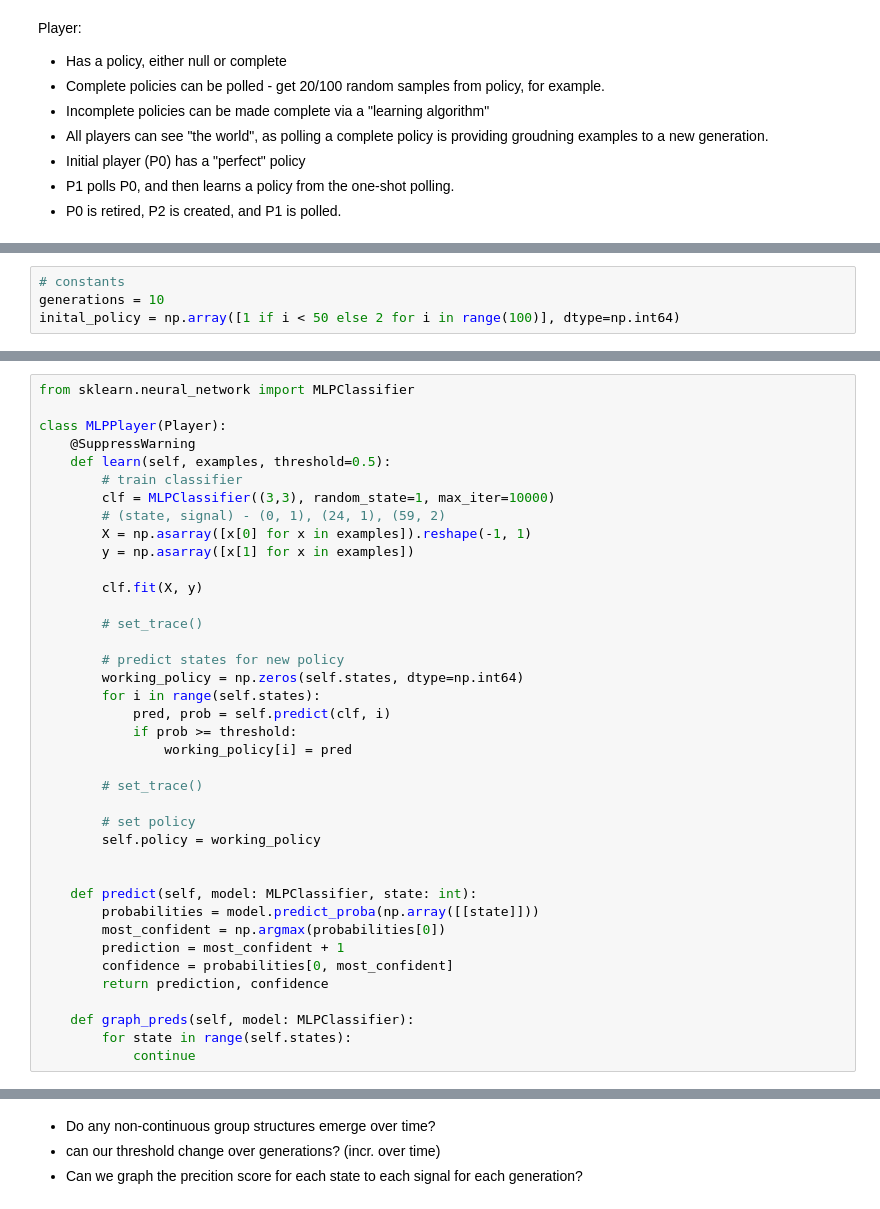
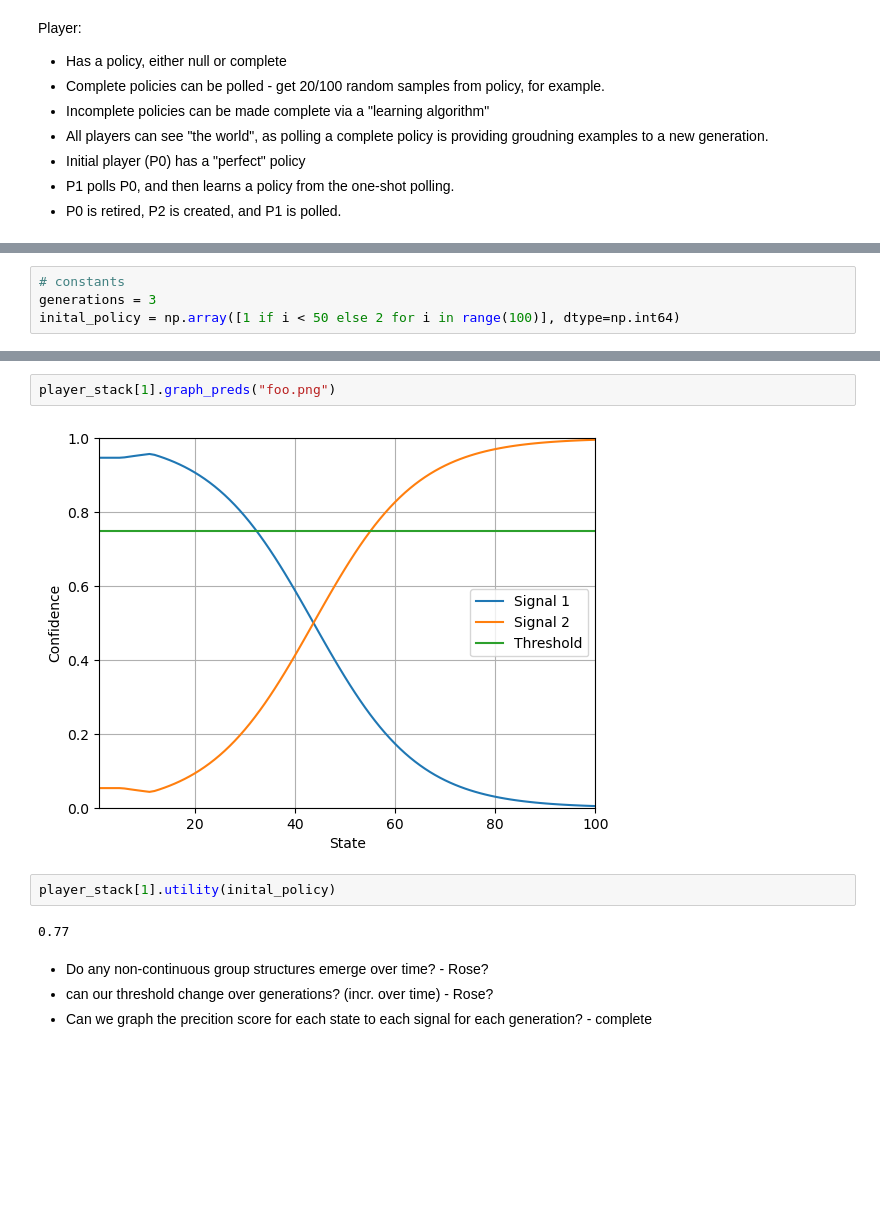
Before and after one commit to maxb00/Emergence-of-Vagueness, a Jupyter notebook: lichtman.ipynb, the cells around one changed output, grey strips where cells are left out. Cells and saved outputs as stored; diff of their text form; blank space fills up the shorter version.

Commit message:
Implemented confidence graph, utility fucntion

```diff
--- a/lichtman.ipynb
+++ b/lichtman.ipynb
@@ -103,6 +182,6 @@ class Player:
 # %%
 # constants
-generations = 10
+generations = 3
 inital_policy = np.array([1 if i < 50 else 2 for i in range(100)], dtype=np.int64)
 # %%
 P0 = Player(policy=inital_policy)
@@ -180,42 +213,3 @@ array([1, 1, 1, 1, 1, 1, 1, 1, 1, 1, 1, 1, 1, 1, 1, 1, 1, 1, 1, 1, 1, 1,
-# %%
-from sklearn.neural_network import MLPClassifier
-
-class MLPPlayer(Player):
-    @SuppressWarning
-    def learn(self, examples, threshold=0.5):
-        # train classifier
-        clf = MLPClassifier((3,3), random_state=1, max_iter=10000)
-        # (state, signal) - (0, 1), (24, 1), (59, 2)
-        X = np.asarray([x[0] for x in examples]).reshape(-1, 1)
-        y = np.asarray([x[1] for x in examples])
-
-        clf.fit(X, y)
-
-        # set_trace()
-
-        # predict states for new policy
-        working_policy = np.zeros(self.states, dtype=np.int64)
-        for i in range(self.states):
-            pred, prob = self.predict(clf, i)
-            if prob >= threshold:
-                working_policy[i] = pred
-
-        # set_trace()
-
-        # set policy
-        self.policy = working_policy
-
-
-    def predict(self, model: MLPClassifier, state: int):
-        probabilities = model.predict_proba(np.array([[state]]))
-        most_confident = np.argmax(probabilities[0])
-        prediction = most_confident + 1
-        confidence = probabilities[0, most_confident]
-        return prediction, confidence
-
-    def graph_preds(self, model: MLPClassifier):
-        for state in range(self.states):
-            continue
 # %%
 P0 = MLPPlayer(policy=inital_policy)
 P1 = MLPPlayer()
@@ -251,4 +238,12 @@ Completed generation 9
+# %%
+player_stack[1].graph_preds("foo.png")
+# %% [output]
+[figure, added]
+# %%
+player_stack[1].utility(inital_policy)
+# %% [output]
+0.77
 # %% [markdown]
-* Do any non-continuous group structures emerge over time?
-* can our threshold change over generations? (incr. over time)
-* Can we graph the precition score for each state to each signal for each generation?
+* Do any non-continuous group structures emerge over time? - Rose?
+* can our threshold change over generations? (incr. over time) - Rose?
+* Can we graph the precition score for each state to each signal for each generation? - complete
```
Also changed, not shown: parts of 27 cells of this notebook.
